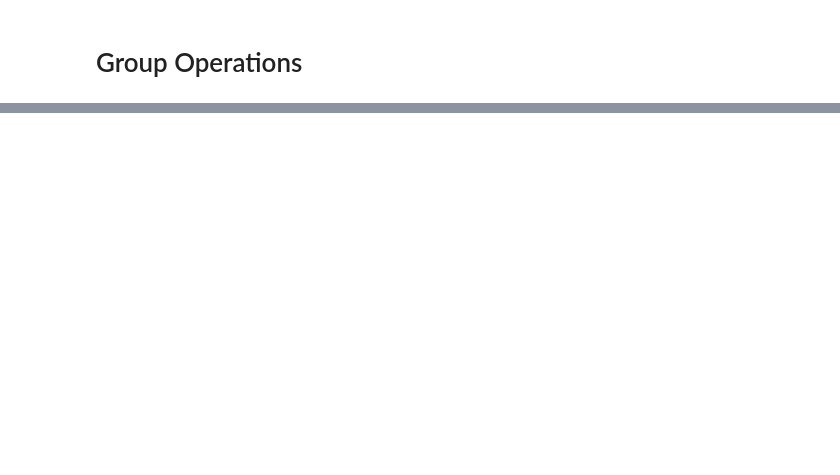
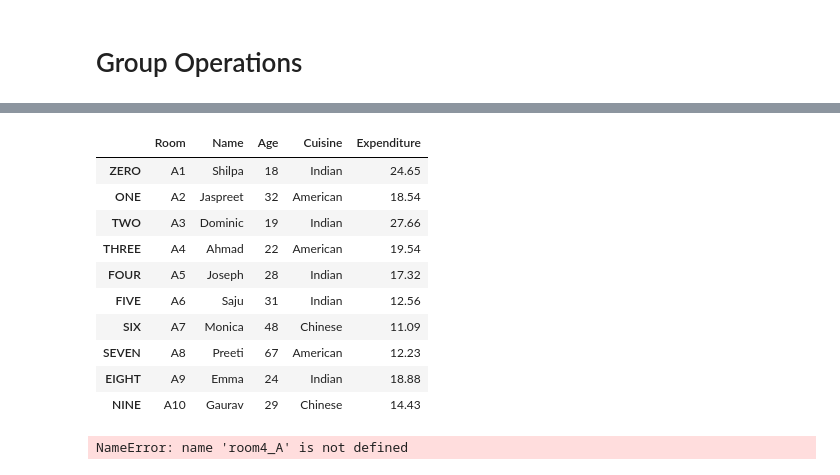
Before and after one commit to anishverma870/data-analytics-PYTHON, a Jupyter notebook: library/pandas/PANDAS.ipynb, the cells around one changed output, grey strips where cells are left out. Saved outputs shown, nothing was run; the diff lists cells and outputs as text; code cells hidden in the pictures; blank space fills up the shorter version.

Commit message:
pandas
rename()
drop()
add columns and rows

```diff
--- a/library/pandas/PANDAS.ipynb
+++ b/library/pandas/PANDAS.ipynb
@@ -1069,0 +607,2 @@ Indian         20.214
+# %%
+room4 = pd.read_excel('room_expenditure.xlsx')
@@ -1069,0 +623,31 @@ Indian         20.214
+# %%
+room4.rename(index = {
+    0:'ZERO',
+    1:'ONE',
+    2:'TWO',
+    3:'THREE',
+    4:'FOUR',
+    5:'FIVE',
+    6:'SIX',
+    7:'SEVEN',
+    8:'EIGHT',
+    9:'NINE',
+},inplace = True)
+# %%
+room4
+# %% [output]
+|  | Room | Name | Age | Cuisine | Expenditure |
+| ZERO | A1 | Shilpa | 18 | Indian | 24.65 |
+| ONE | A2 | Jaspreet | 32 | American | 18.54 |
+| TWO | A3 | Dominic | 19 | Indian | 27.66 |
+| THREE | A4 | Ahmad | 22 | American | 19.54 |
+| FOUR | A5 | Joseph | 28 | Indian | 17.32 |
+| FIVE | A6 | Saju | 31 | Indian | 12.56 |
+| SIX | A7 | Monica | 48 | Chinese | 11.09 |
+| SEVEN | A8 | Preeti | 67 | American | 12.23 |
+| EIGHT | A9 | Emma | 24 | Indian | 18.88 |
+| NINE | A10 | Gaurav | 29 | Chinese | 14.43 |
+# %%
+room4_A
+# %% [output]
+NameError: name 'room4_A' is not defined
```
Also changed, not shown: parts of 100 cells of this notebook, 1 other file.
